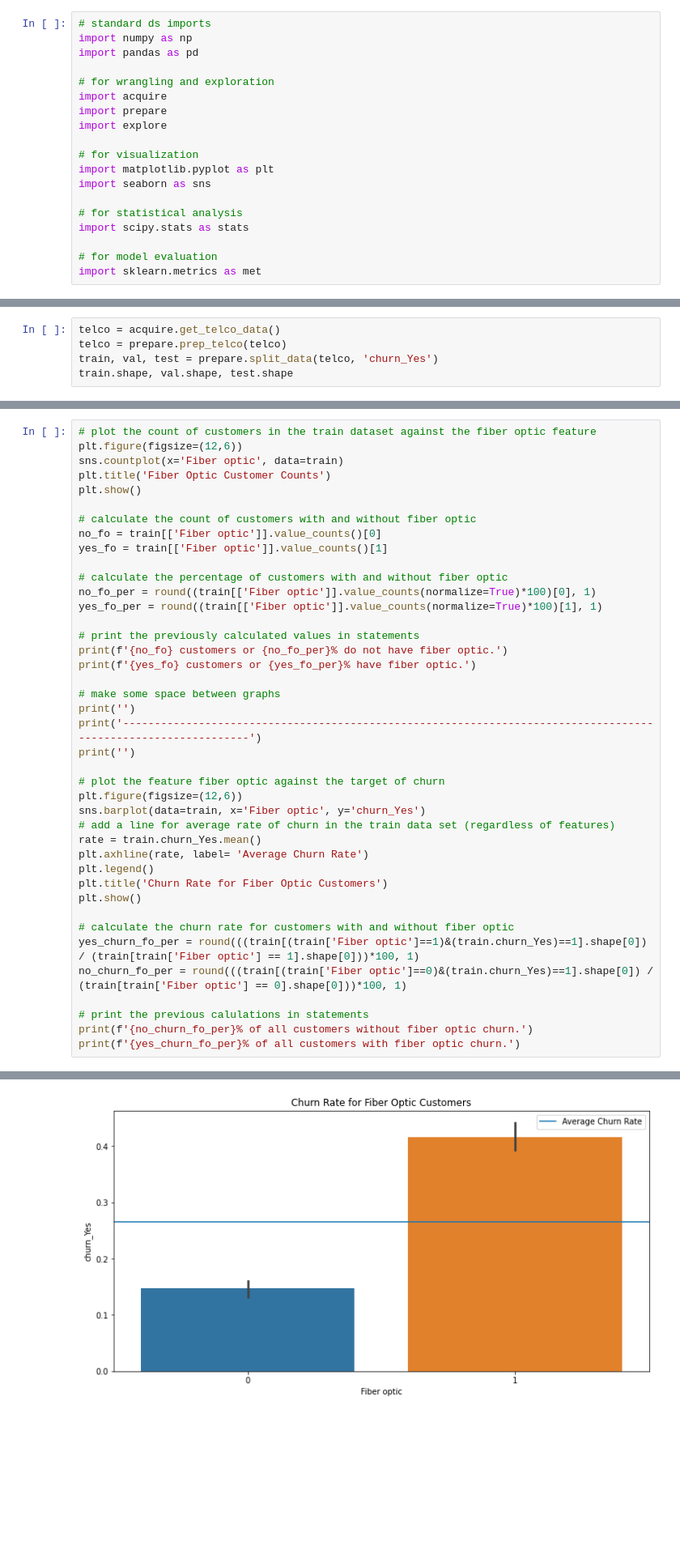
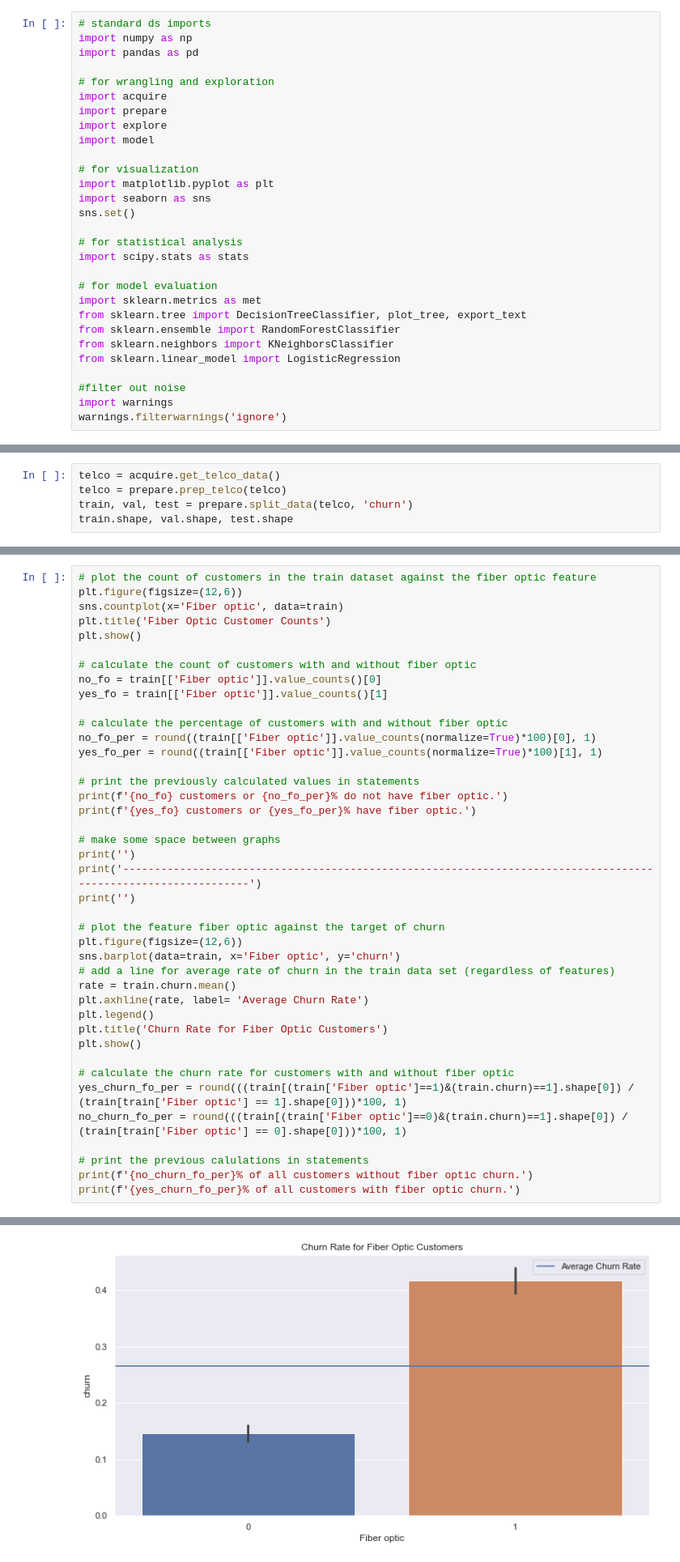
Before and after one commit to morgancross2/classification_project_telco, a Jupyter notebook: final_report.ipynb, the cells around one changed output, grey strips where cells are left out. Shown: that part at 81% size. Drawn from its saved outputs; the diff is of its cells as text; blank space fills up the shorter version.

```diff
--- a/final_report.ipynb
+++ b/final_report.ipynb
@@ -32,21 +30,31 @@ import pandas as pd
 import acquire
 import prepare
 import explore
+import model
 
 # for visualization
 import matplotlib.pyplot as plt
 import seaborn as sns
+sns.set()
 
 # for statistical analysis
 import scipy.stats as stats
 
 # for model evaluation
 import sklearn.metrics as met
+from sklearn.tree import DecisionTreeClassifier, plot_tree, export_text
+from sklearn.ensemble import RandomForestClassifier
+from sklearn.neighbors import KNeighborsClassifier
+from sklearn.linear_model import LogisticRegression
+
+#filter out noise
+import warnings
+warnings.filterwarnings('ignore')
 # %% [markdown]
 ## 2. Data Aquisition and Preparation
 # %%
 telco = acquire.get_telco_data()
 telco = prepare.prep_telco(telco)
-train, val, test = prepare.split_data(telco, 'churn_Yes')
+train, val, test = prepare.split_data(telco, 'churn')
 train.shape, val.shape, test.shape
 # %% [output]
@@ -107,17 +103,17 @@ print('')
 
 # plot the feature fiber optic against the target of churn
 plt.figure(figsize=(12,6))
-sns.barplot(data=train, x='Fiber optic', y='churn_Yes')
+sns.barplot(data=train, x='Fiber optic', y='churn')
 # add a line for average rate of churn in the train data set (regardless of features)
-rate = train.churn_Yes.mean()
+rate = train.churn.mean()
 plt.axhline(rate, label= 'Average Churn Rate')
 plt.legend()
 plt.title('Churn Rate for Fiber Optic Customers')
 plt.show()
 
 # calculate the churn rate for customers with and without fiber optic
-yes_churn_fo_per = round(((train[(train['Fiber optic']==1)&(train.churn_Yes)==1].shape[0]) / (train[train['Fiber optic'] == 1].shape[0]))*100, 1)
-no_churn_fo_per = round(((train[(train['Fiber optic']==0)&(train.churn_Yes)==1].shape[0]) / (train[train['Fiber optic'] == 0].shape[0]))*100, 1)
+yes_churn_fo_per = round(((train[(train['Fiber optic']==1)&(train.churn)==1].shape[0]) / (train[train['Fiber optic'] == 1].shape[0]))*100, 1)
+no_churn_fo_per = round(((train[(train['Fiber optic']==0)&(train.churn)==1].shape[0]) / (train[train['Fiber optic'] == 0].shape[0]))*100, 1)
 
 # print the previous calulations in statements
 print(f'{no_churn_fo_per}% of all customers without fiber optic churn.')
@@ -127,8 +123,8 @@ print(f'{yes_churn_fo_per}% of all customers with fiber optic churn.')
 2370 customers or 56.1% do not have fiber optic.
 1855 customers or 43.9% have fiber optic.
 
 ---------------------------------------------------------------------------------------------------------------
-[figure, old version]
+[figure, new version]
 14.7% of all customers without fiber optic churn.
 41.7% of all customers with fiber optic churn.
 # %% [markdown]
```
Also changed, not shown: parts of 22 cells of this notebook, 1 other file.
